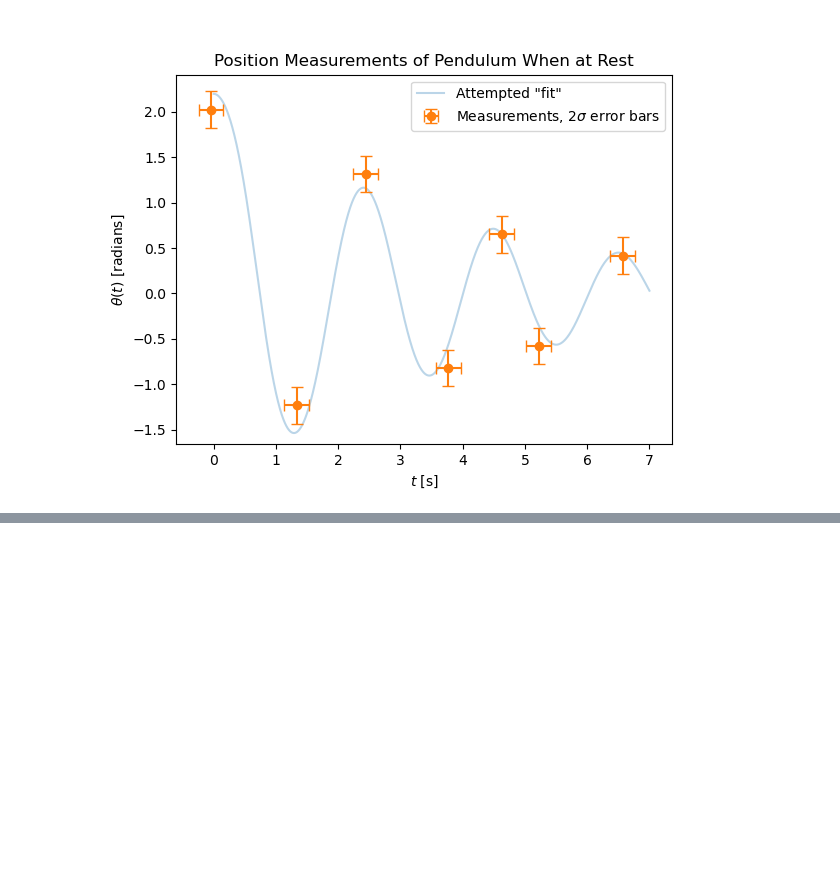
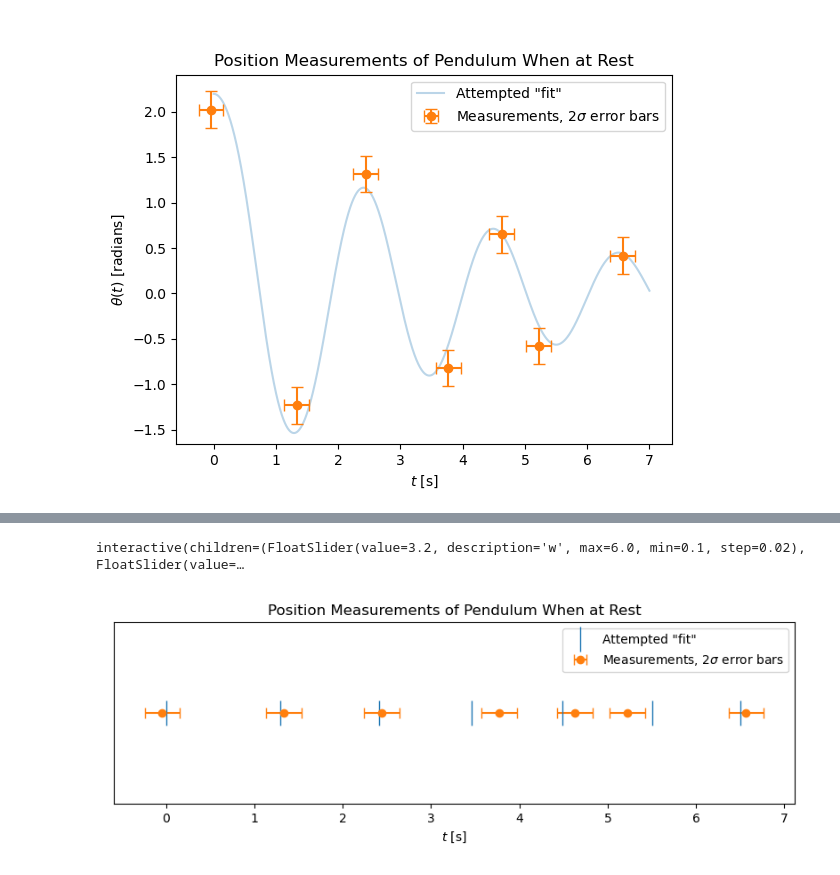
Before and after one commit to hbelzer/8.13-code-snippets, a Jupyter notebook: L0-Pendulum/simulate_pendulum.ipynb, the cells around one changed output, grey strips where cells are left out. Saved outputs shown, nothing was run; the diff lists cells and outputs as text; code cells hidden in the pictures; blank space fills up the shorter version.

Commit message:
1D data

```diff
--- a/L0-Pendulum/simulate_pendulum.ipynb
+++ b/L0-Pendulum/simulate_pendulum.ipynb
@@ -646,0 +651,44 @@ interactive(children=(FloatSlider(value=3.2, description='w', max=6.0, min=0.1,
+# %%
+# Make plot
+fig = plt.figure(figsize=(8,3))
+ax = fig.add_subplot(1, 1, 1)
+
+offset = 0.2
+
+plt.errorbar(mock_data_times, np.zeros_like(mock_data_times), xerr=t_measurement_error,
+            color="C1", fmt='o', capsize=4, label=r"Measurements, $2\sigma$ error bars")
+
+# need to use the "object-oriented plotting" approach here
+line, = ax.plot([], [], '|', alpha=1.0, color='C0', label="Attempted \"fit\"", markersize=20) # Make sure you assign the plot object to a variable,
+
+plt.xlabel(r"$t$ [s]")
+plt.title(r"Position Measurements of Pendulum When at Rest")
+plt.yticks([])
+#plt.ylim(-0.2,0.4)
+plt.legend()
+
+# Define a function which updates the plot data when slider changes
+def update(w = 3.2, gamma=0.45):
+    theta, v = integrate(v_update_pendulum_drag, t_values, theta0=large_theta0, gamma=gamma, omega=w)
+    indices_local_extrema = [0] # the initial position should be an extremal value of theta
+
+    # find times when bob is at rest
+    for i in range(1, len(theta) - 1): # exclude first and last entries
+        if ((theta[i-1] < theta[i] > theta[i+1]) or (theta[i-1] > theta[i] < theta[i+1])):
+            indices_local_extrema.append(i)
+
+    mock_data_times = t_values[indices_local_extrema].copy()
+
+    line.set_xdata(mock_data_times)
+    line.set_ydata(np.zeros_like(mock_data_times))
+    fig.canvas.draw_idle()
+
+plt.tight_layout()
+# You may need to run plt.show() here depending on your jupyter setup
+#plt.show
+
+# Run the interaction
+interact(update, w = (0.1, 6.0, 0.02), gamma = (0.1, 3.0, 0.02));
+# %% [output]
+interactive(children=(FloatSlider(value=3.2, description='w', max=6.0, min=0.1, step=0.02), FloatSlider(value=…
+[figure, added]
```
Also changed, not shown: parts of 2 cells of this notebook.
